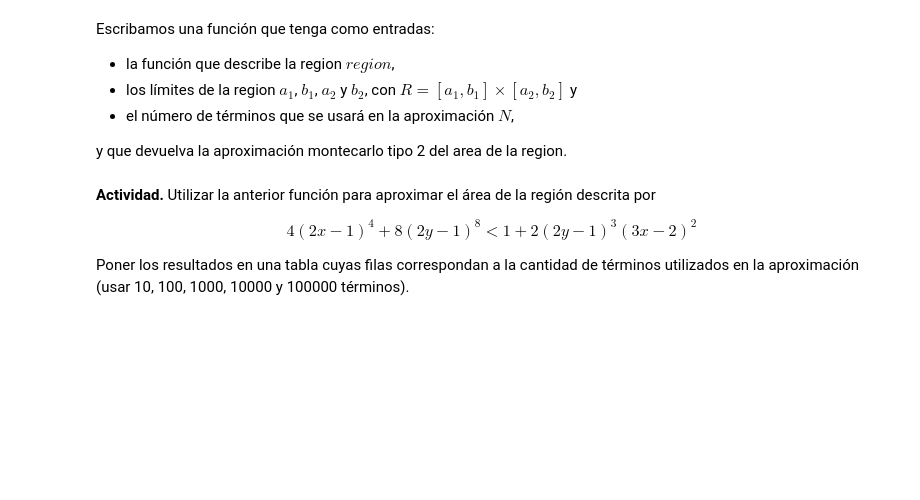
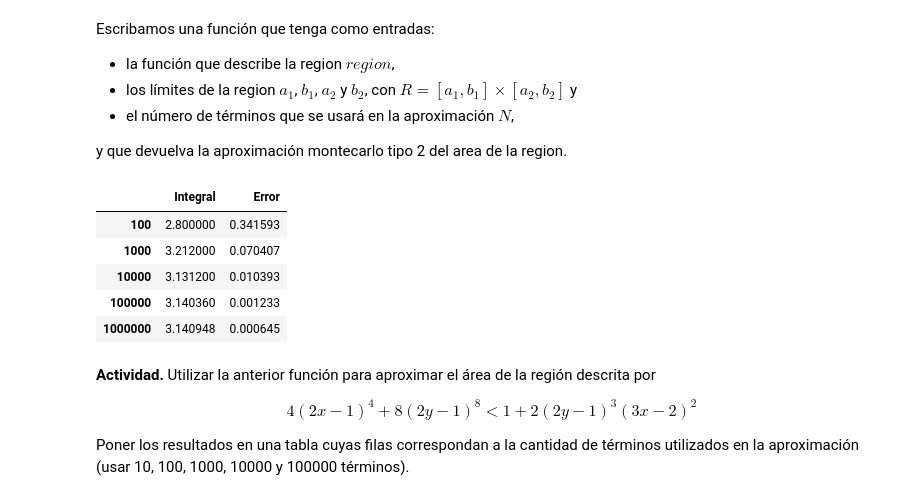
Before and after one commit to ArellanoMCarlos/SimMat_O2023, a Jupyter notebook: Montecarlo/IntegracionMontecarlo.ipynb, the cells around one changed output. Cells and saved outputs as stored; diff of their text form; code cells hidden in the pictures; blank space fills up the shorter version.

Commit message:
Integración Montecarlo Tipo 2

```diff
--- a/Montecarlo/IntegracionMontecarlo.ipynb
+++ b/Montecarlo/IntegracionMontecarlo.ipynb
@@ -316,3 +364,10 @@ Escribamos una función que tenga como entradas:
 - el número de términos que se usará en la aproximación $N$,
 
 y que devuelva la aproximación montecarlo tipo 2 del area de la region.
+# %%
+def montecarlo2(r_bernoulli,a1,b1,a2,b2,N):
+  ux=np.random.uniform(a1,b1,N)
+  uy=np.random.uniform(a2,b2,N)
+  B=r_bernoulli(ux,uy)
+  AR=(b1-a1)*(b2-a2)
+  return B.mean()*AR
@@ -319,3 +376,17 @@ y que devuelva la aproximación montecarlo tipo 2 del area de la region.
+# %%
+tablita=pd.DataFrame(index=N)
+
+for n in N:
+  tablita.loc[n,'Integral']=montecarlo2(B_circulo,-1,1,-1,1,n)
+tablita['Error']=np.abs(tablita['Integral']-np.pi)
+tablita
+# %% [output]
+|  | Integral | Error |
+| 100 | 2.800000 | 0.341593 |
+| 1000 | 3.212000 | 0.070407 |
+| 10000 | 3.131200 | 0.010393 |
+| 100000 | 3.140360 | 0.001233 |
+| 1000000 | 3.140948 | 0.000645 |
 # %% [markdown]
 **Actividad.** Utilizar la anterior función para aproximar el área de la región descrita por
 
```
Also changed, not shown: parts of 11 cells of this notebook.
